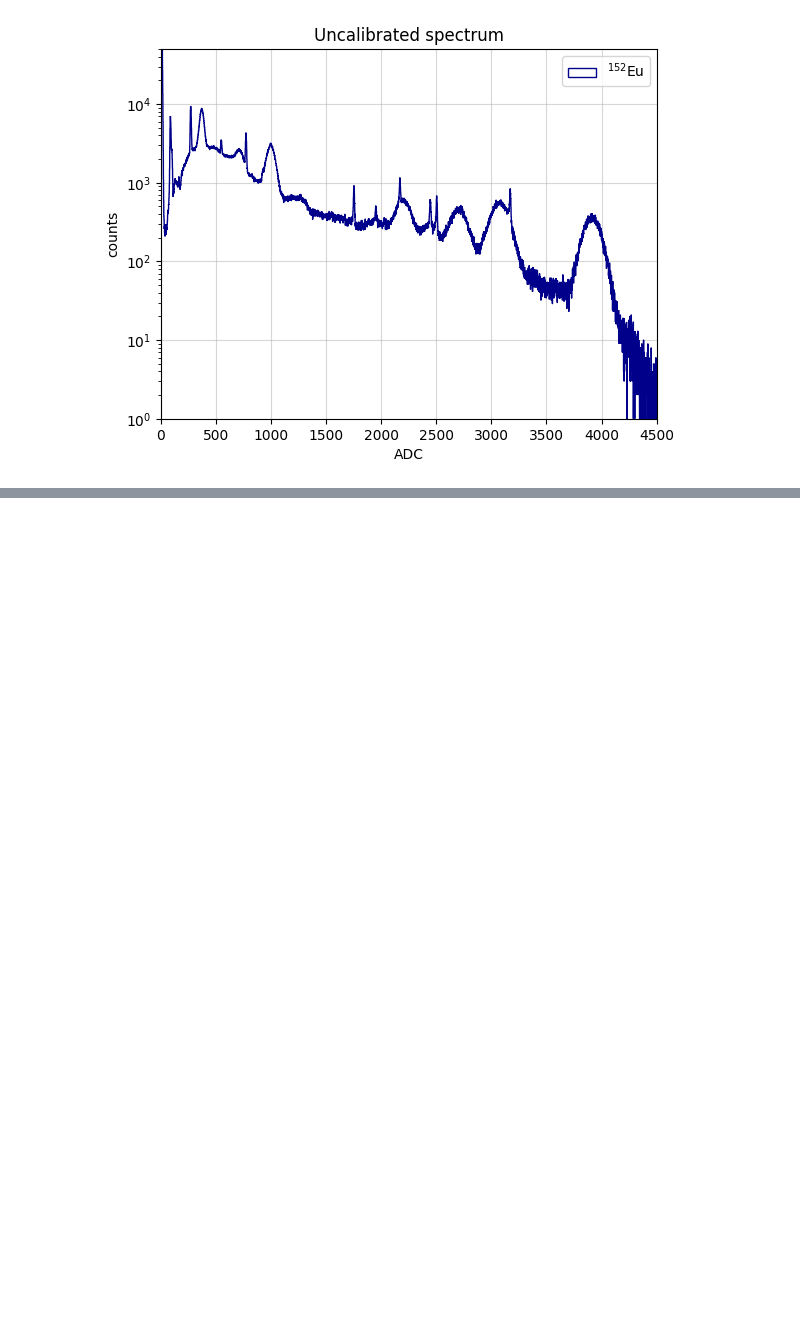
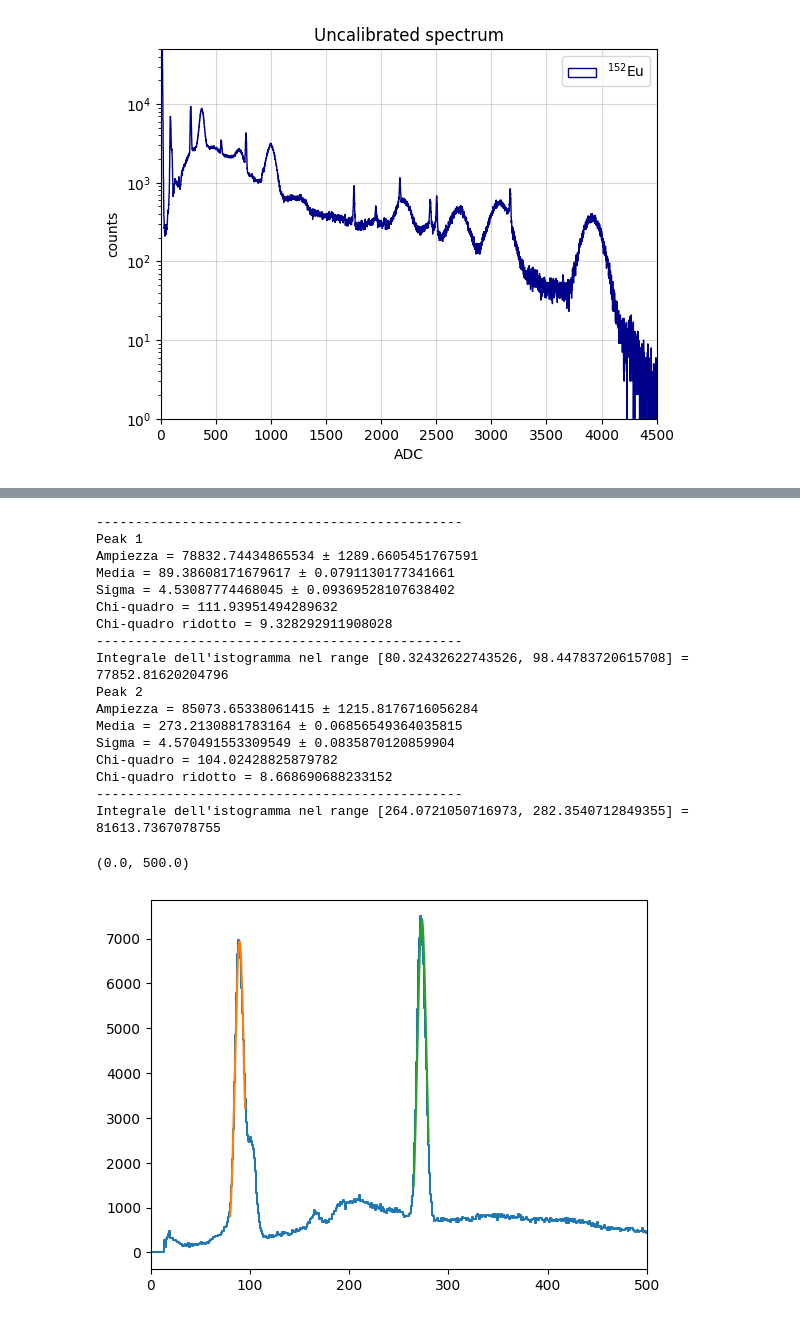
Before and after one commit to b3n3d3tt4/gamma, a Jupyter notebook: analisi.ipynb, the cells around one changed output, grey strips where cells are left out. Cells and saved outputs as stored; diff of their text form; code cells hidden in the pictures; blank space fills up the shorter version.

```diff
--- a/analisi.ipynb
+++ b/analisi.ipynb
@@ -270,0 +282,39 @@ plt.show()
+# %%
+print(f'-----------------------------------------------')
+print(f'Peak 1')
+europioch1_peak1 = ben.normal_PLOT(bin_centers=bin_europio_ch1_corr, counts=hist_europio_ch1_corr, xlabel='ADC channels', ylabel='counts', titolo='First peak of Eu', xmin=80, xmax=95, n=2)
+print(f'Peak 2')
+europioch1_peak2 = ben.normal_PLOT(bin_centers=bin_europio_ch1_corr, counts=hist_europio_ch1_corr, xlabel='ADC channels', ylabel='counts', titolo='First peak of Eu', xmin=265, xmax=280, n=2)
+
+parametri_peak1= europioch1_peak1[0]
+errori_peak1 = europioch1_peak1[1]
+
+plot_peak1 = europioch1_peak1[5]
+plot_peak2 = europioch1_peak2[5]
+
+plt.step(plot_peak1[0], plot_peak1[1])
+plt.plot(plot_peak1[2], plot_peak1[3])
+plt.plot(plot_peak2[2], plot_peak2[3])
+
+plt.xlim(0,500)
+# plt.yscale('log')
+# %% [output]
+-----------------------------------------------
+Peak 1
+Ampiezza = 78832.74434865534 ± 1289.6605451767591
+Media = 89.38608171679617 ± 0.0791130177341661
+Sigma = 4.53087774468045 ± 0.09369528107638402
+Chi-quadro = 111.93951494289632
+Chi-quadro ridotto = 9.328292911908028
+-----------------------------------------------
+Integrale dell'istogramma nel range [80.32432622743526, 98.44783720615708] = 77852.81620204796
+Peak 2
+Ampiezza = 85073.65338061415 ± 1215.8176716056284
+Media = 273.2130881783164 ± 0.06856549364035815
+Sigma = 4.570491553309549 ± 0.0835870120859904
+Chi-quadro = 104.02428825879782
+Chi-quadro ridotto = 8.668690688233152
+-----------------------------------------------
+Integrale dell'istogramma nel range [264.0721050716973, 282.3540712849355] = 81613.7367078755
+(0.0, 500.0)
+[figure, added]
```
Also changed, not shown: parts of 3 cells of this notebook, 1 other file.
